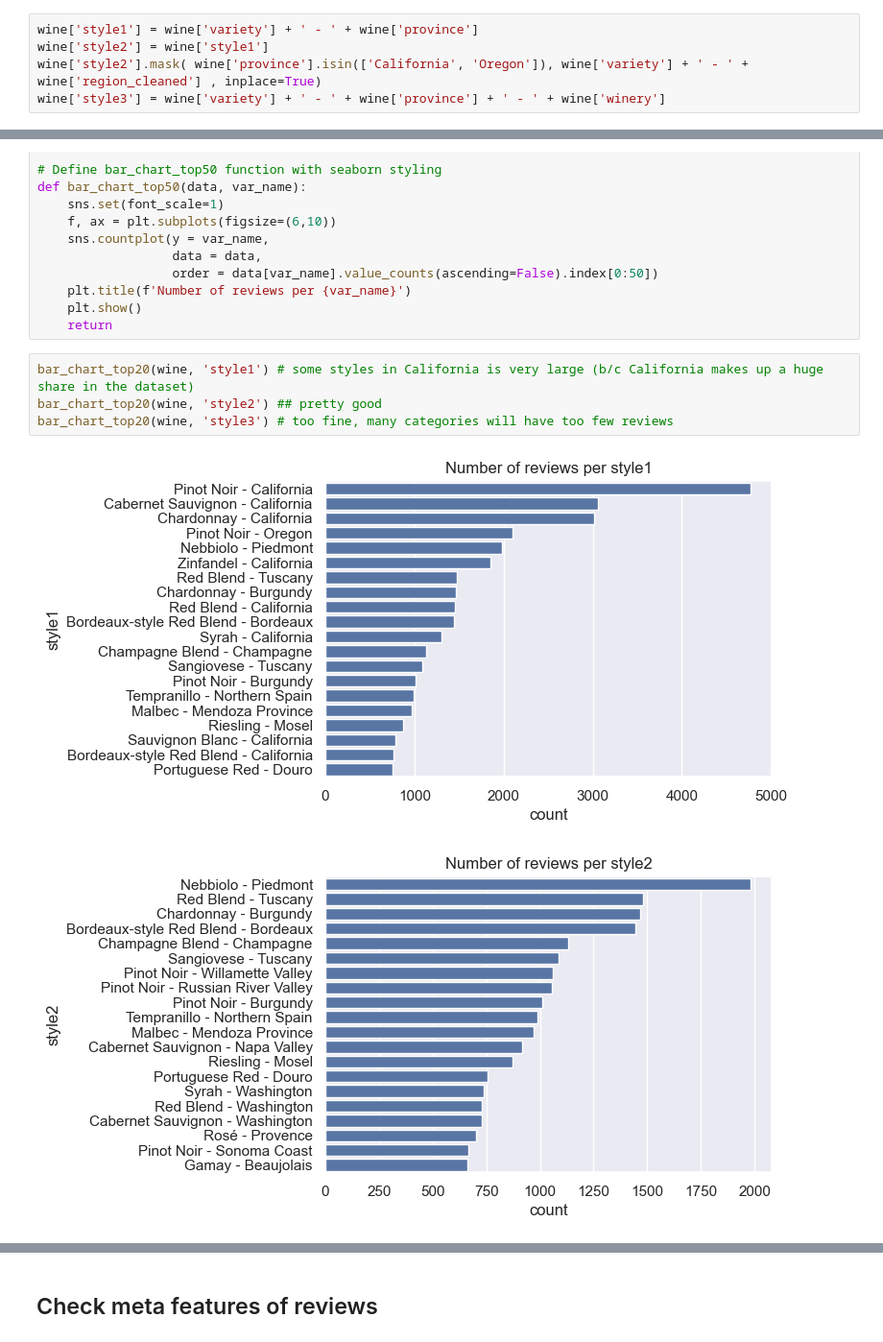
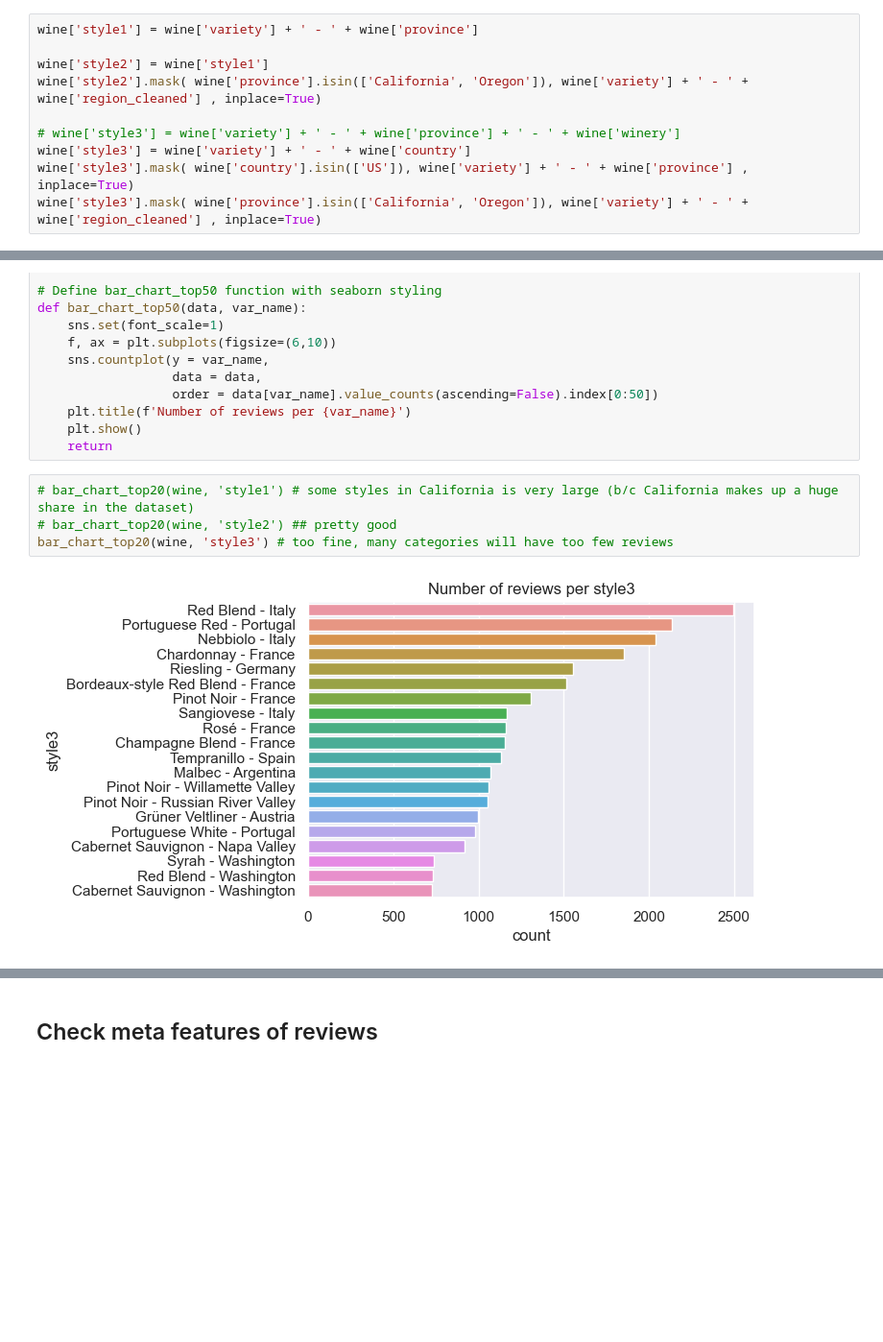
Before and after one commit to VishyFishy02/Somm_Wine_Reccomendation, a Jupyter notebook: Exploratory_Data_Analysis/EDA.ipynb, the cells around one changed output, grey strips where cells are left out. Shown at 96% size. Saved outputs shown, nothing was run; the diff lists cells and outputs as text; blank space fills up the shorter version.

Commit message:
Update cleaned datasets with 'style3' definition

```diff
--- a/Exploratory_Data_Analysis/EDA.ipynb
+++ b/Exploratory_Data_Analysis/EDA.ipynb
@@ -223,6 +223,11 @@ Share of wine designations with at least 5 reviews: 0.06544764715181535
 ### Create columns 'style1', 'style2', 'style3'
 # %%
 wine['style1'] = wine['variety'] + ' - ' + wine['province']
+
 wine['style2'] = wine['style1']
 wine['style2'].mask( wine['province'].isin(['California', 'Oregon']), wine['variety'] + ' - ' + wine['region_cleaned'] , inplace=True)
-wine['style3'] = wine['variety'] + ' - ' + wine['province'] + ' - ' + wine['winery']
+
+# wine['style3'] = wine['variety'] + ' - ' + wine['province'] + ' - ' + wine['winery']
+wine['style3'] = wine['variety'] + ' - ' + wine['country']
+wine['style3'].mask( wine['country'].isin(['US']), wine['variety'] + ' - ' + wine['province'] , inplace=True)
+wine['style3'].mask( wine['province'].isin(['California', 'Oregon']), wine['variety'] + ' - ' + wine['region_cleaned'] , inplace=True)
@@ -305,9 +374,8 @@ def bar_chart_top50(data, var_name):
     plt.show()
     return
 # %%
-bar_chart_top20(wine, 'style1') # some styles in California is very large (b/c California makes up a huge share in the dataset)
-bar_chart_top20(wine, 'style2') ## pretty good
+# bar_chart_top20(wine, 'style1') # some styles in California is very large (b/c California makes up a huge share in the dataset)
+# bar_chart_top20(wine, 'style2') ## pretty good
 bar_chart_top20(wine, 'style3') # too fine, many categories will have too few reviews
 # %% [output]
-[figure, old version]
+[figure, new version]
-[figure, removed]
```
Also changed, not shown: parts of 26 cells of this notebook, 2 other files.
